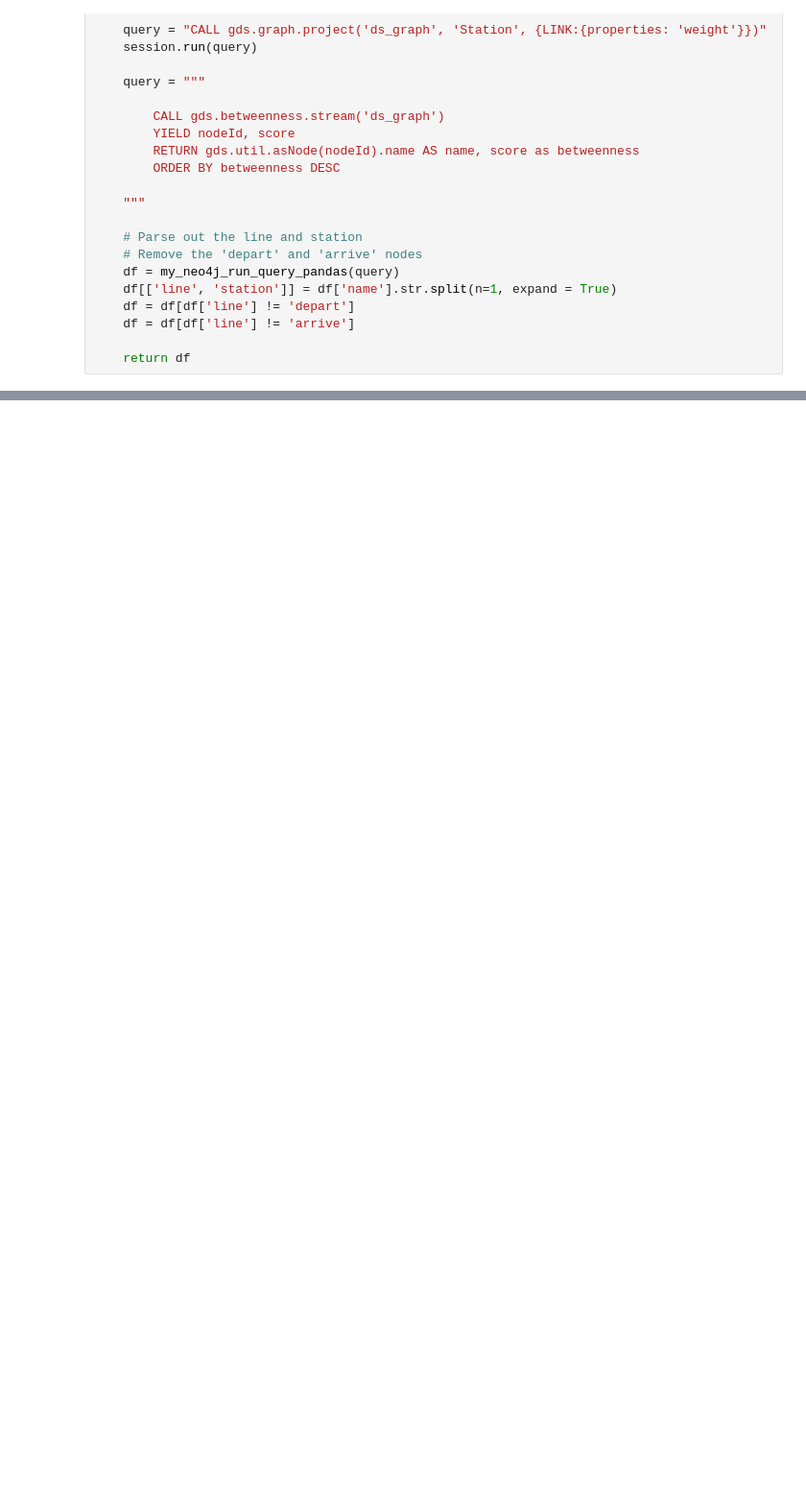
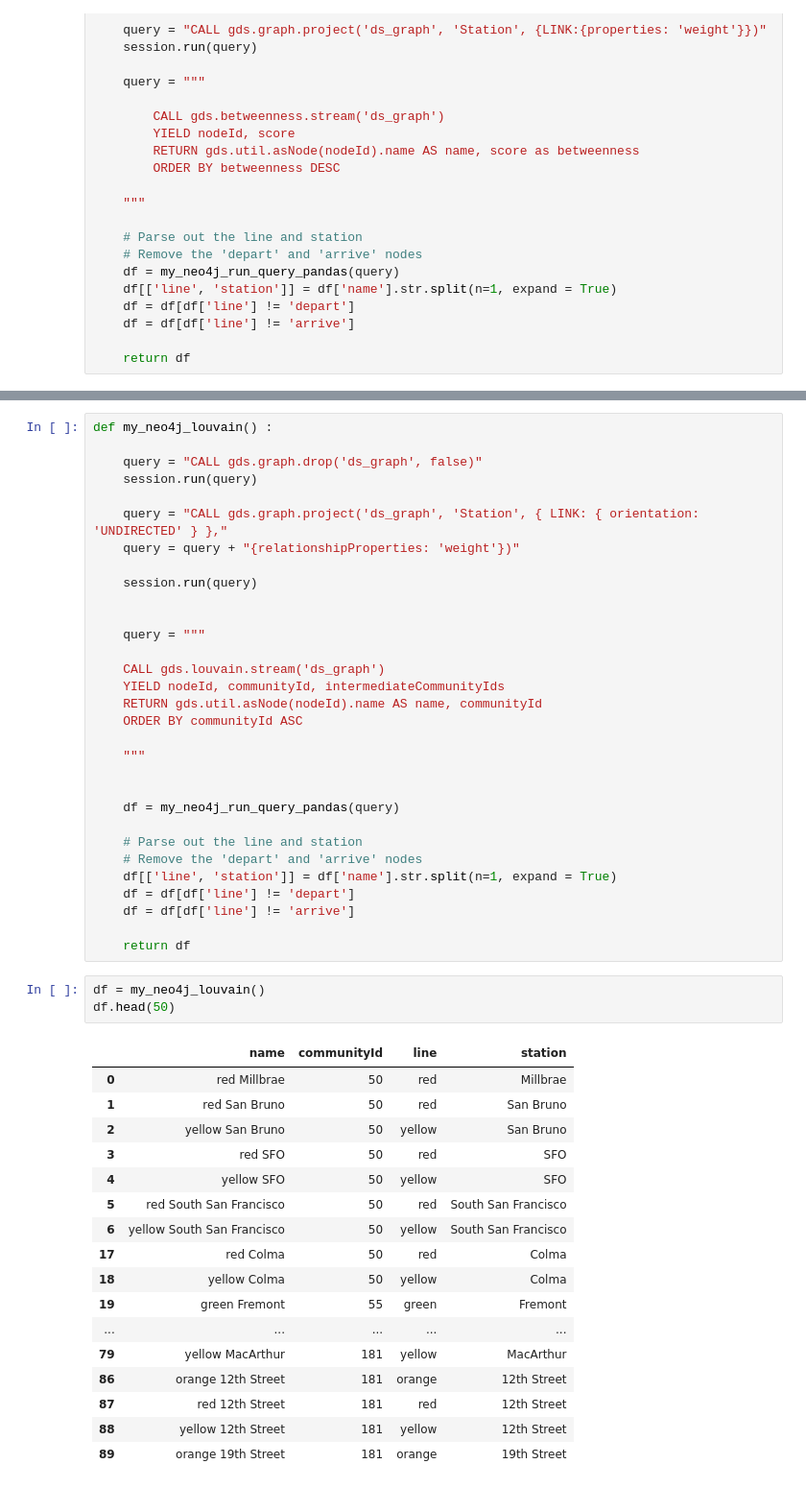
Before and after one commit to mids-w205/project-3-timothy-majidzadeh, a Jupyter notebook: code/setupGraphDB_SA.ipynb, the cells around one changed output, grey strips where cells are left out. Shown: that part at 96% size. Drawn from its saved outputs; the diff is of its cells as text; blank space fills up the shorter version.

```diff
--- a/code/setupGraphDB_SA.ipynb
+++ b/code/setupGraphDB_SA.ipynb
@@ -602,0 +652,52 @@ df.tail(30)
+# %%
+def my_neo4j_louvain() :
+
+    query = "CALL gds.graph.drop('ds_graph', false)"
+    session.run(query)
+
+    query = "CALL gds.graph.project('ds_graph', 'Station', { LINK: { orientation: 'UNDIRECTED' } },"
+    query = query + "{relationshipProperties: 'weight'})"
+
+    session.run(query)
+
+
+    query = """
+
+    CALL gds.louvain.stream('ds_graph')
+    YIELD nodeId, communityId, intermediateCommunityIds
+    RETURN gds.util.asNode(nodeId).name AS name, communityId
+    ORDER BY communityId ASC
+
+    """
+
+
+    df = my_neo4j_run_query_pandas(query)
+
+    # Parse out the line and station
+    # Remove the 'depart' and 'arrive' nodes
+    df[['line', 'station']] = df['name'].str.split(n=1, expand = True)
+    df = df[df['line'] != 'depart']
+    df = df[df['line'] != 'arrive']
+
+    return df
+# %%
+df = my_neo4j_louvain()
+df.head(50)
+# %% [output]
+|  | name | communityId | line | station |
+| 0 | red Millbrae | 50 | red | Millbrae |
+| 1 | red San Bruno | 50 | red | San Bruno |
+| 2 | yellow San Bruno | 50 | yellow | San Bruno |
+| 3 | red SFO | 50 | red | SFO |
+| 4 | yellow SFO | 50 | yellow | SFO |
+| 5 | red South San Francisco | 50 | red | South San Francisco |
+| 6 | yellow South San Francisco | 50 | yellow | South San Francisco |
+| 17 | red Colma | 50 | red | Colma |
+| 18 | yellow Colma | 50 | yellow | Colma |
+| 19 | green Fremont | 55 | green | Fremont |
+| ... | ... | ... | ... | ... |
+| 79 | yellow MacArthur | 181 | yellow | MacArthur |
+| 86 | orange 12th Street | 181 | orange | 12th Street |
+| 87 | red 12th Street | 181 | red | 12th Street |
+| 88 | yellow 12th Street | 181 | yellow | 12th Street |
+| 89 | orange 19th Street | 181 | orange | 19th Street |
```
Also changed, not shown: parts of 20 cells of this notebook, 1 other file.
